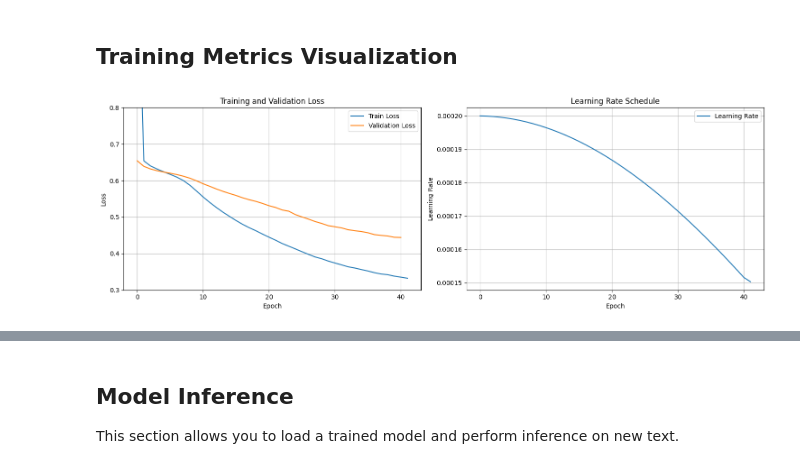
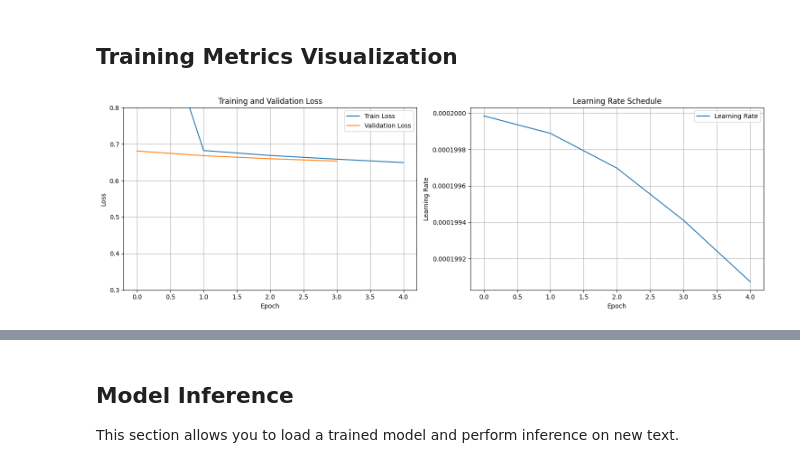
Before and after one commit to YHallouard/large_concept_model, a Jupyter notebook: notebooks/monitor_training.ipynb, the cells around one changed output, grey strips where cells are left out. Cells and saved outputs as stored; diff of their text form; code cells hidden in the pictures.

```diff
--- a/notebooks/monitor_training.ipynb
+++ b/notebooks/monitor_training.ipynb
@@ -46,9 +46,9 @@ def plot_metrics(metrics_df: pd.DataFrame) -> None:
     plt.tight_layout()
     plt.show()
 # %%
-metrics_path = "/Users/yann.hallouard/PycharmProjects/personal/lcm-explo/lightning_logs/version_97/metrics.csv"
+metrics_path = "/home/yannhallouard/PycharmProjects/large_concept_model/lightning_logs/version_8/metrics.csv"
 metrics_df = load_metrics(metrics_path)
 
 plot_metrics(metrics_df)
 # %% [output]
-[figure, old version]
+[figure, new version]
```
Also changed, not shown: parts of 1 cell of this notebook, 10 other files.
